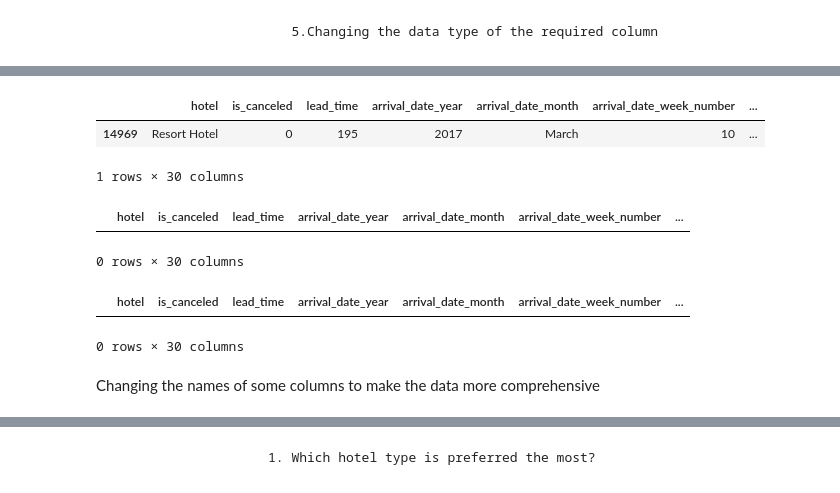
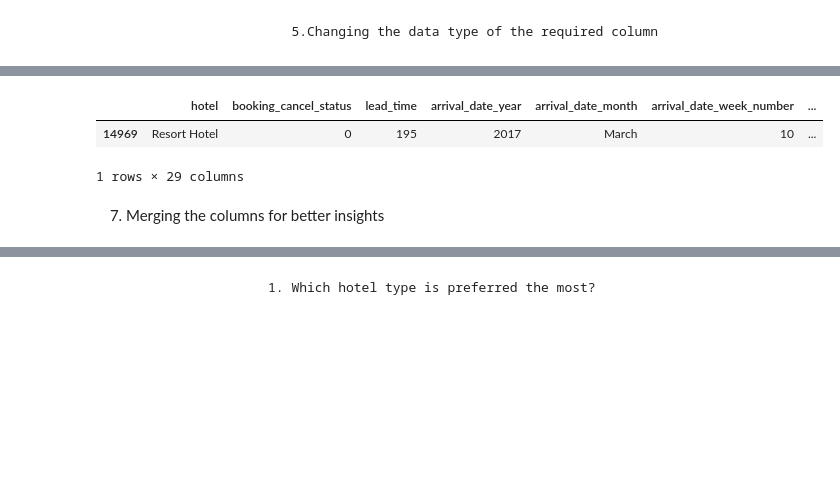
Before and after one commit to SomyaH99/Data_analysis_0f_Hotel_bookings, a Jupyter notebook: Hotel_Booking_Analysis_Capstone_Project.ipynb, the cells around one changed output, grey strips where cells are left out. Drawn from its saved outputs; the diff is of its cells as text; code cells hidden in the pictures; blank space fills up the shorter version.

```diff
--- a/Hotel_Booking_Analysis_Capstone_Project.ipynb
+++ b/Hotel_Booking_Analysis_Capstone_Project.ipynb
@@ -227,0 +226,6 @@ Checking the outliers
+# %%
+#Converting year, month and date into string
+df1['arrival_month_year']=df1[['arrival_date_month','arrival_date_year']].astype('str').apply(lambda x: '-'.join(x),axis=1)
+# %%
+# Converting booking_date column from str to datetime type.
+df1['arrival_month_year']=df1['arrival_month_year'].apply(lambda x : datetime.strptime(x,'%B-%Y'))
@@ -243,24 +254,18 @@ plt.tight_layout()
 --> We will drop the Adr outlier because there is only one value which is random, so we will not consider it into our analysis
 # %%
 # Treating ADR outlier
-df[df['adr'] <0]
+df1[df1['adr'] <0]
 # %% [output]
-|  | hotel | is_canceled | lead_time | arrival_date_year | arrival_date_month | arrival_date_week_number | ... |
+|  | hotel | booking_cancel_status | lead_time | arrival_date_year | arrival_date_month | arrival_date_week_number | ... |
 | 14969 | Resort Hotel | 0 | 195 | 2017 | March | 10 | ... |
-1 rows × 30 columns
+1 rows × 29 columns
 # %%
 # Dropping the ADR values which are less than 0
-df = df.drop(df[df.adr < 0].index)
-df[df['adr'] < 0]
+df1 = df1.drop(df1[df1.adr < 0].index)
+df1[df1['adr'] < 0]
-# %% [output]
-|  | hotel | is_canceled | lead_time | arrival_date_year | arrival_date_month | arrival_date_week_number | ... |
-0 rows × 30 columns
 # %%
 # Dropping the ADR value more than 5000
-df = df.drop(df[df.adr > 5000].index)
-df[df['adr']> 5000]
+df1 = df1.drop(df1[df1.adr > 5000].index)
+df1[df1['adr']> 5000]
-# %% [output]
-|  | hotel | is_canceled | lead_time | arrival_date_year | arrival_date_month | arrival_date_week_number | ... |
-0 rows × 30 columns
-# %% [markdown]
-Changing the names of some columns to make the data more comprehensive
+# %% [markdown]
+7. Merging the columns for better insights
```
Also changed, not shown: parts of 15 cells of this notebook.
